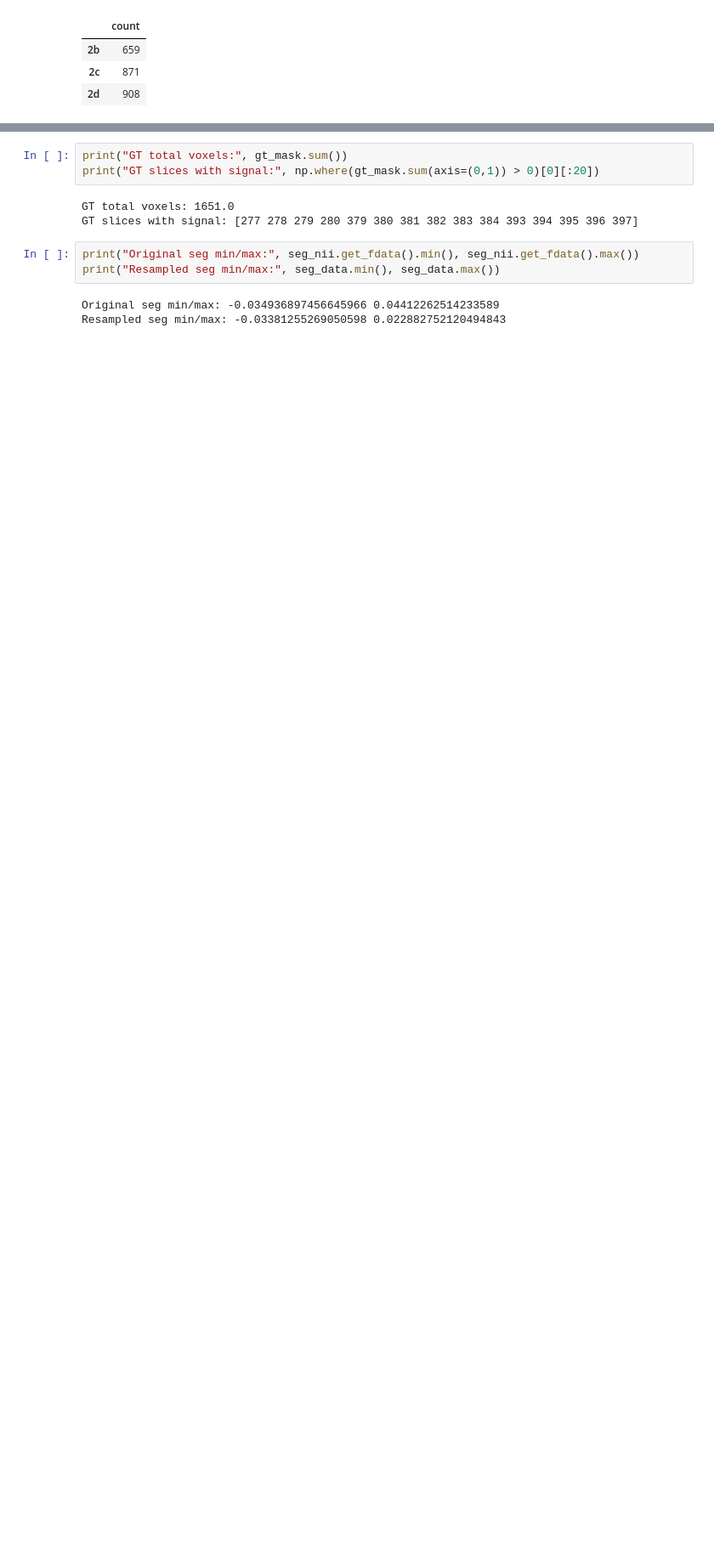
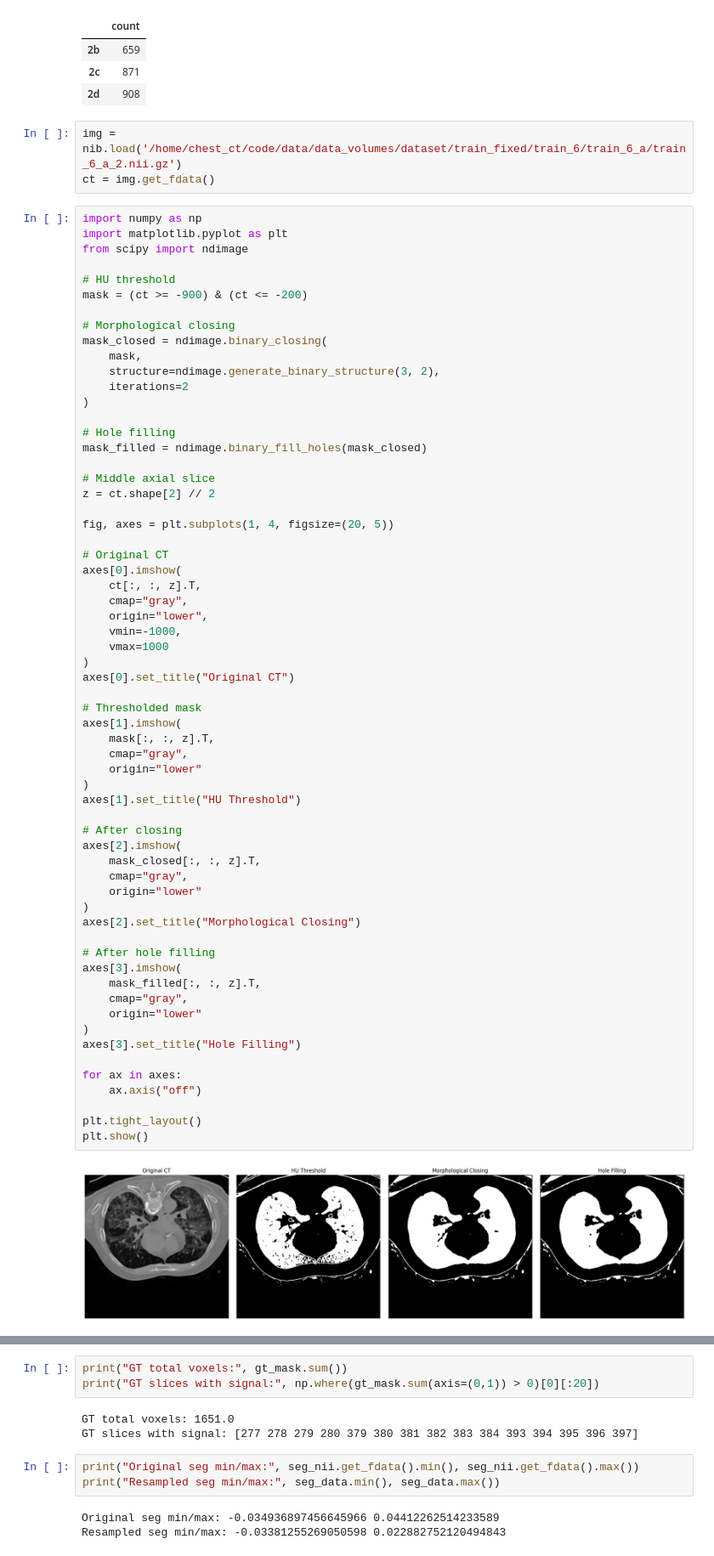
Before and after one commit to ckekula/fyp-3d-ct, a Jupyter notebook: models/eda.ipynb, the cells around one changed output, grey strips where cells are left out. Shown at 85% size. Saved outputs shown, nothing was run; the diff lists cells and outputs as text; blank space fills up the shorter version.

Commit message:
run morphological processing

```diff
--- a/models/eda.ipynb
+++ b/models/eda.ipynb
@@ -405,3 +405,70 @@ shortlisted_category_df
 | 2b | 659 |
 | 2c | 871 |
 | 2d | 908 |
+# %%
+img = nib.load('/home/chest_ct/code/data/data_volumes/dataset/train_fixed/train_6/train_6_a/train_6_a_2.nii.gz')
+ct = img.get_fdata()
+# %%
+import numpy as np
+import matplotlib.pyplot as plt
+from scipy import ndimage
+
+# HU threshold
+mask = (ct >= -900) & (ct <= -200)
+
+# Morphological closing
+mask_closed = ndimage.binary_closing(
+    mask,
+    structure=ndimage.generate_binary_structure(3, 2),
+    iterations=2
+)
+
+# Hole filling
+mask_filled = ndimage.binary_fill_holes(mask_closed)
+
+# Middle axial slice
+z = ct.shape[2] // 2
+
+fig, axes = plt.subplots(1, 4, figsize=(20, 5))
+
+# Original CT
+axes[0].imshow(
+    ct[:, :, z].T,
+    cmap="gray",
+    origin="lower",
+    vmin=-1000,
+    vmax=1000
+)
+axes[0].set_title("Original CT")
+
+# Thresholded mask
+axes[1].imshow(
+    mask[:, :, z].T,
+    cmap="gray",
+    origin="lower"
+)
+axes[1].set_title("HU Threshold")
+
+# After closing
+axes[2].imshow(
+    mask_closed[:, :, z].T,
+    cmap="gray",
+    origin="lower"
+)
+axes[2].set_title("Morphological Closing")
+
+# After hole filling
+axes[3].imshow(
+    mask_filled[:, :, z].T,
+    cmap="gray",
+    origin="lower"
+)
+axes[3].set_title("Hole Filling")
+
+for ax in axes:
+    ax.axis("off")
+
+plt.tight_layout()
+plt.show()
+# %% [output]
+[figure, added]
```
Also changed, not shown: parts of 7 cells of this notebook.
